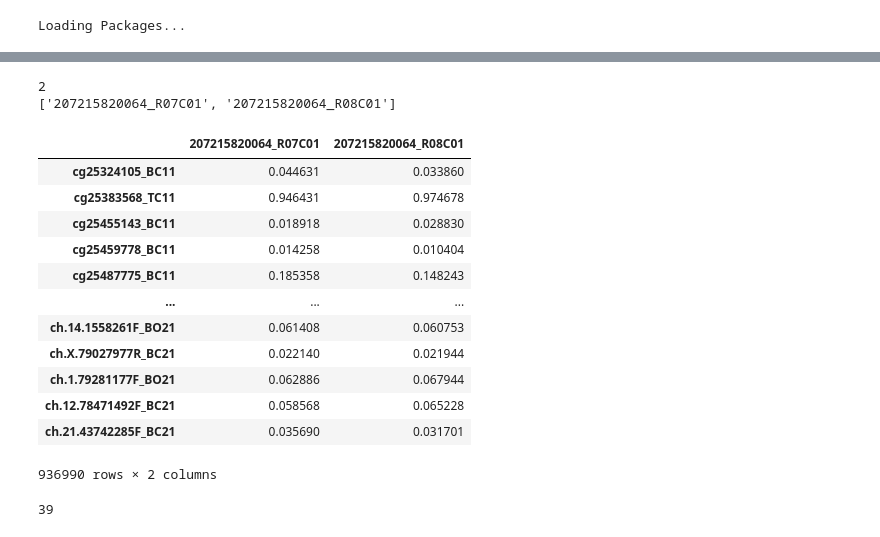
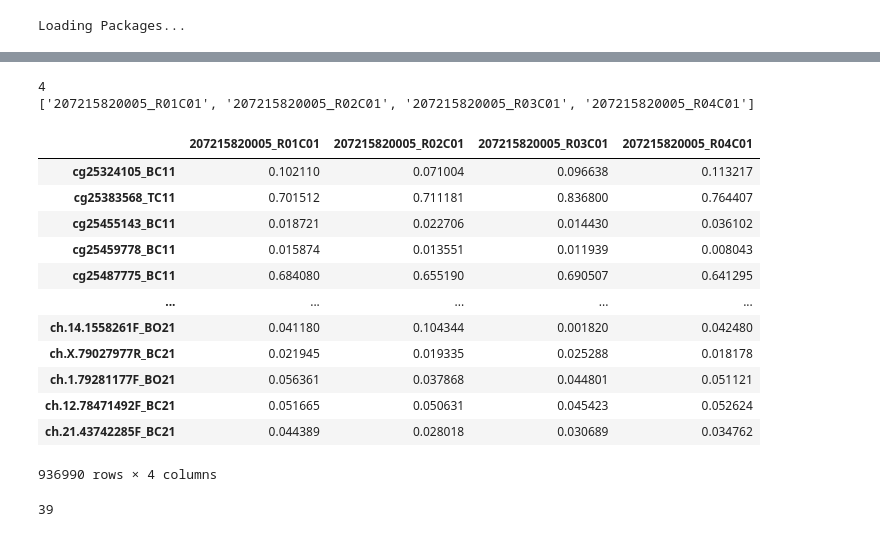
Before and after one commit to jenkins-lab-byu/USEQ_Pipeline_Python, a Jupyter notebook: Subsetting_Betas.ipynb, the cells around one changed output, grey strips where cells are left out. Cells and saved outputs as stored; diff of their text form; code cells hidden in the pictures.

```diff
--- a/Subsetting_Betas.ipynb
+++ b/Subsetting_Betas.ipynb
@@ -11,7 +11,7 @@ import os
 # %% [output]
 Loading Packages...
 # %%
-sample_sheet = pd.read_csv("/Volumes/Research_Data/Research_Datasets/Neuro_Panel/Jenkins_MethylationEPICv2_20230609/sample_sheet.csv",header = 0, index_col=0)
+sample_sheet = pd.read_csv("/Volumes/Research_Data/Research_Datasets/Array_Data/Neuro_Panel/Array_Data/Jenkins_MethylationEPICv2_20230609/sample_sheet.csv",header = 0, index_col=0)
 sample_sheet.iloc[:]
 # %% [output]
 |  | Sample_Name | Sentrix_ID | Sentrix_Position | Sample_Well | Sample_Plate | Sample_Group | Pool_ID | ... |
@@ -33,35 +33,35 @@ sample_sheet.iloc[:]
 # %%
 # # #  If you need to subset for a specific control sample type you can
 
 control_subset = []
 for i in sample_sheet.index:
-    if sample_sheet.loc[i,"Sample_Group"] == "IPSC Derived Human Dopaminergic Midbrain Neurons":
+    if sample_sheet.loc[i,"Sample_Group"] == "Pooled Blood Plasma":
         control_subset.append(i)
 
 print(len(control_subset))
 print(control_subset)
 
 
-beta_values = pd.read_csv("/Volumes/Research_Data/Research_Datasets/Neuro_Panel/Jenkins_MethylationEPICv2_20230609/Jenkins_MethylationEPICv2_20230609_beta_values.csv",header = 0,index_col = 0)
+beta_values = pd.read_csv("/Volumes/Research_Data/Research_Datasets/Array_Data/Neuro_Panel/Array_Data/Jenkins_MethylationEPICv2_20230609/Jenkins_MethylationEPICv2_20230609_beta_values.csv",header = 0,index_col = 0)
 control = beta_values.loc[:,control_subset]
-control.to_csv("/Volumes/Research_Data/Research_Datasets/USEQ_Analyses/Neuro_Panel/Cortical_Neurons_vs_Everything/dopaminergic_beta_values.csv")
+control.to_csv("/Volumes/Research_Data/Research_Datasets/USEQ_Analyses/Neuro_Panel/Cortical_Neurons_vs_Blood_Plasma/Blood_Plasma_betas.csv")
 control.iloc[:]
 # %% [output]
-2
-['207215820064_R07C01', '207215820064_R08C01']
+4
+['207215820005_R01C01', '207215820005_R02C01', '207215820005_R03C01', '207215820005_R04C01']
-|  | 207215820064_R07C01 | 207215820064_R08C01 |
-| cg25324105_BC11 | 0.044631 | 0.033860 |
-| cg25383568_TC11 | 0.946431 | 0.974678 |
-| cg25455143_BC11 | 0.018918 | 0.028830 |
-| cg25459778_BC11 | 0.014258 | 0.010404 |
-| cg25487775_BC11 | 0.185358 | 0.148243 |
-| ... | ... | ... |
-| ch.14.1558261F_BO21 | 0.061408 | 0.060753 |
-| ch.X.79027977R_BC21 | 0.022140 | 0.021944 |
-| ch.1.79281177F_BO21 | 0.062886 | 0.067944 |
-| ch.12.78471492F_BC21 | 0.058568 | 0.065228 |
-| ch.21.43742285F_BC21 | 0.035690 | 0.031701 |
+|  | 207215820005_R01C01 | 207215820005_R02C01 | 207215820005_R03C01 | 207215820005_R04C01 |
+| cg25324105_BC11 | 0.102110 | 0.071004 | 0.096638 | 0.113217 |
+| cg25383568_TC11 | 0.701512 | 0.711181 | 0.836800 | 0.764407 |
+| cg25455143_BC11 | 0.018721 | 0.022706 | 0.014430 | 0.036102 |
+| cg25459778_BC11 | 0.015874 | 0.013551 | 0.011939 | 0.008043 |
+| cg25487775_BC11 | 0.684080 | 0.655190 | 0.690507 | 0.641295 |
+| ... | ... | ... | ... | ... |
+| ch.14.1558261F_BO21 | 0.041180 | 0.104344 | 0.001820 | 0.042480 |
+| ch.X.79027977R_BC21 | 0.021945 | 0.019335 | 0.025288 | 0.018178 |
+| ch.1.79281177F_BO21 | 0.056361 | 0.037868 | 0.044801 | 0.051121 |
+| ch.12.78471492F_BC21 | 0.051665 | 0.050631 | 0.045423 | 0.052624 |
+| ch.21.43742285F_BC21 | 0.044389 | 0.028018 | 0.030689 | 0.034762 |
-936990 rows × 2 columns
+936990 rows × 4 columns
 # %%
 # #  If you need to subset for a specific treatment sample type you can
 
```
Also changed, not shown: 8 other files.
